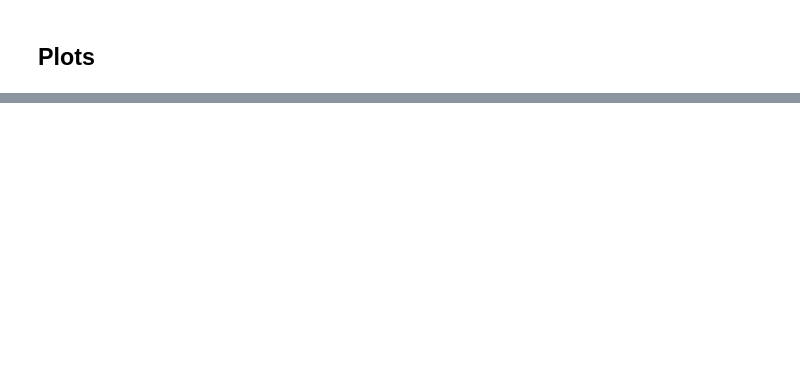
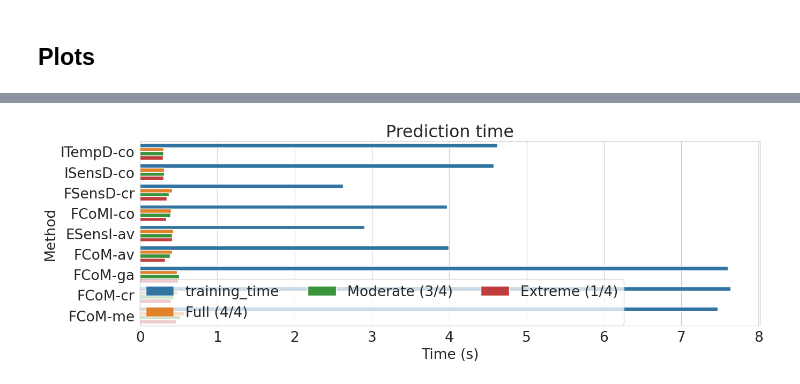
Before and after one commit to fmenat/CoM-views, a Jupyter notebook: time_comparison.ipynb, the cells around one changed output, grey strips where cells are left out. Saved outputs shown, nothing was run; the diff lists cells and outputs as text; code cells hidden in the pictures; blank space fills up the shorter version.

```diff
--- a/time_comparison.ipynb
+++ b/time_comparison.ipynb
@@ -181 +194,16 @@ x_ticks_encoders= ["GRU", "LSTM", "TempCNN", "TAE", "L-TAE"]
+# %%
+fig, ax = plt.subplots(1,1 ,squeeze=True, figsize=(14, 5))
+
+sns.barplot(data=pred_df, y="index", x="time", hue="type", ax=ax, palette=colors)
+#sns.barplot(data=pred_df, y=x_ticks_encoders, x="prediction_time_S1_weather_DEM_100", ax=ax[1], palette=colors)
+ax.set_ylabel("Method")
+ax.set_xlabel("Time (s)")
+ax.set_title("Prediction time")
+ax.legend(loc=(0,0), framealpha=0.75, ncols=3)
+
+fig.tight_layout(w_pad=0.4)
+plt.savefig("imgs/time_comparison.pdf", bbox_inches='tight')
+plt.show()
+# %% [output]
+[figure, added]
 # %%
```
Also changed, not shown: parts of 4 cells of this notebook, 6 other files.
